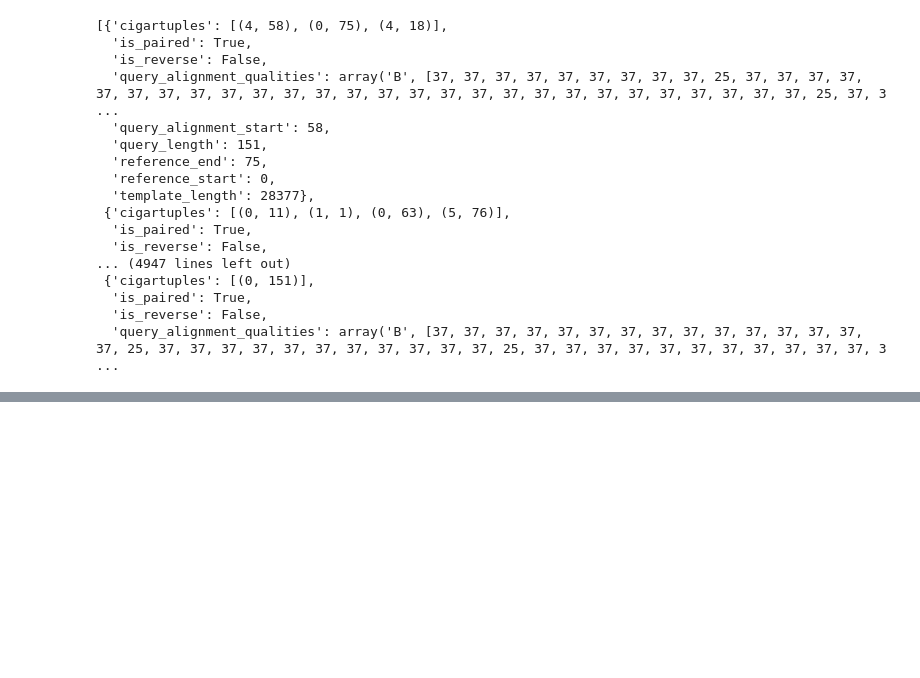
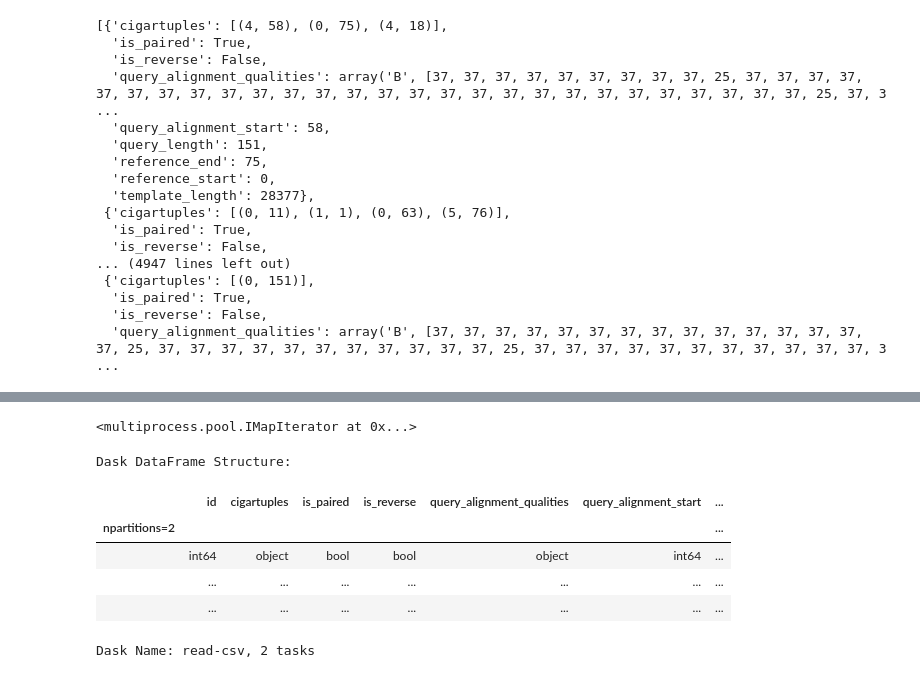
Before and after one commit to Niema-Lab/AmpliPy, a Jupyter notebook: Experimentation.ipynb, the cells around one changed output, grey strips where cells are left out. Saved outputs shown, nothing was run; the diff lists cells and outputs as text; code cells hidden in the pictures; blank space fills up the shorter version.

```diff
--- a/Experimentation.ipynb
+++ b/Experimentation.ipynb
@@ -204,0 +243,4 @@ list(results)
+# %%
+result
+# %% [output]
+<multiprocess.pool.IMapIterator at 0x...>
@@ -204,0 +273,13 @@ list(results)
+# %%
+import dask.dataframe as dd
+df = dd.read_csv("temp.csv", dtype={'reference_end': 'float64'})
+# %%
+df
+# %% [output]
+Dask DataFrame Structure:
+|  | id | cigartuples | is_paired | is_reverse | query_alignment_qualities | query_alignment_start | ... |
+| npartitions=2 |  |  |  |  |  |  | ... |
+|  | int64 | object | bool | bool | object | int64 | ... |
+|  | ... | ... | ... | ... | ... | ... | ... |
+|  | ... | ... | ... | ... | ... | ... | ... |
+Dask Name: read-csv, 2 tasks
```
Also changed, not shown: parts of 11 cells of this notebook, 3 other files.
